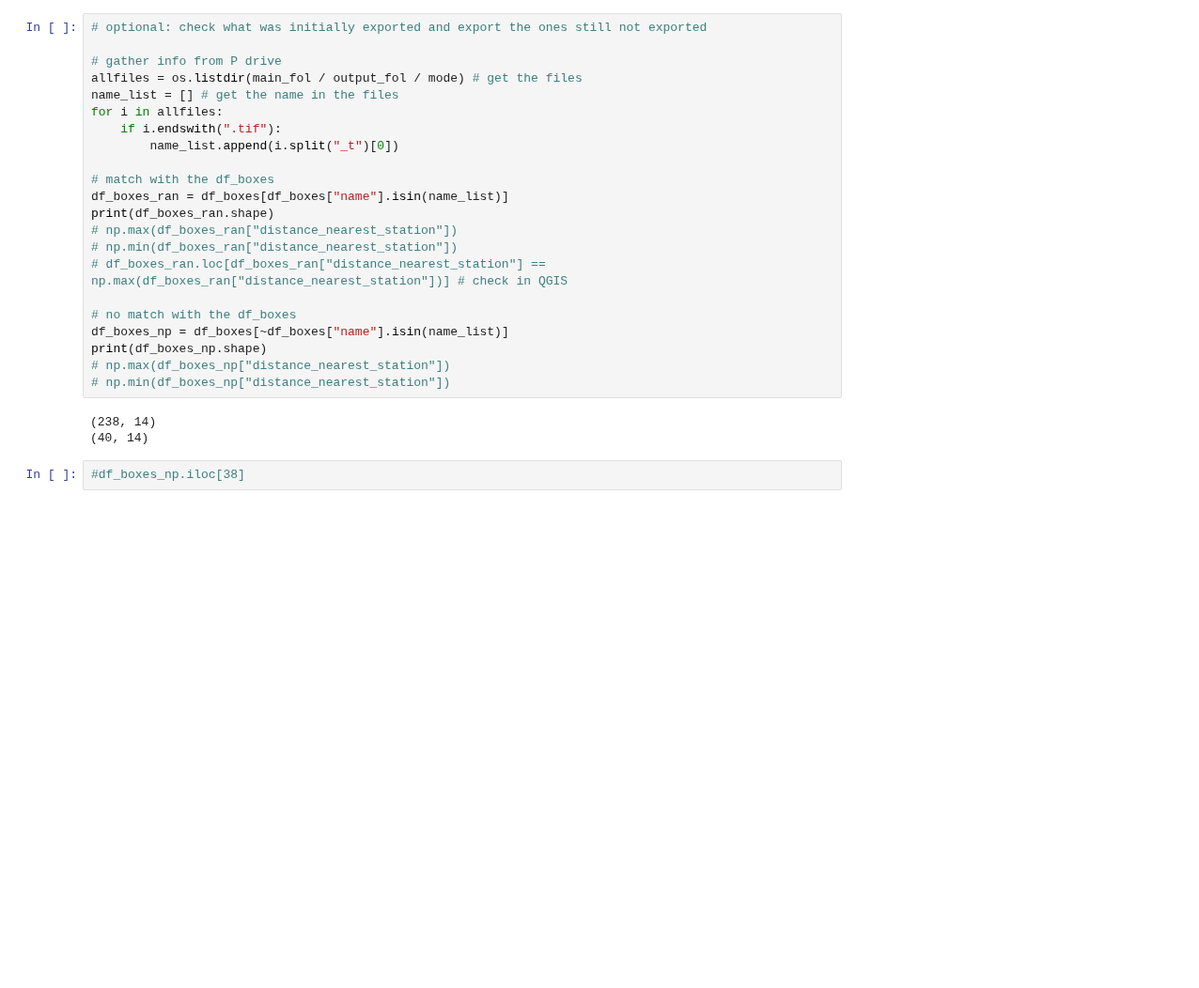
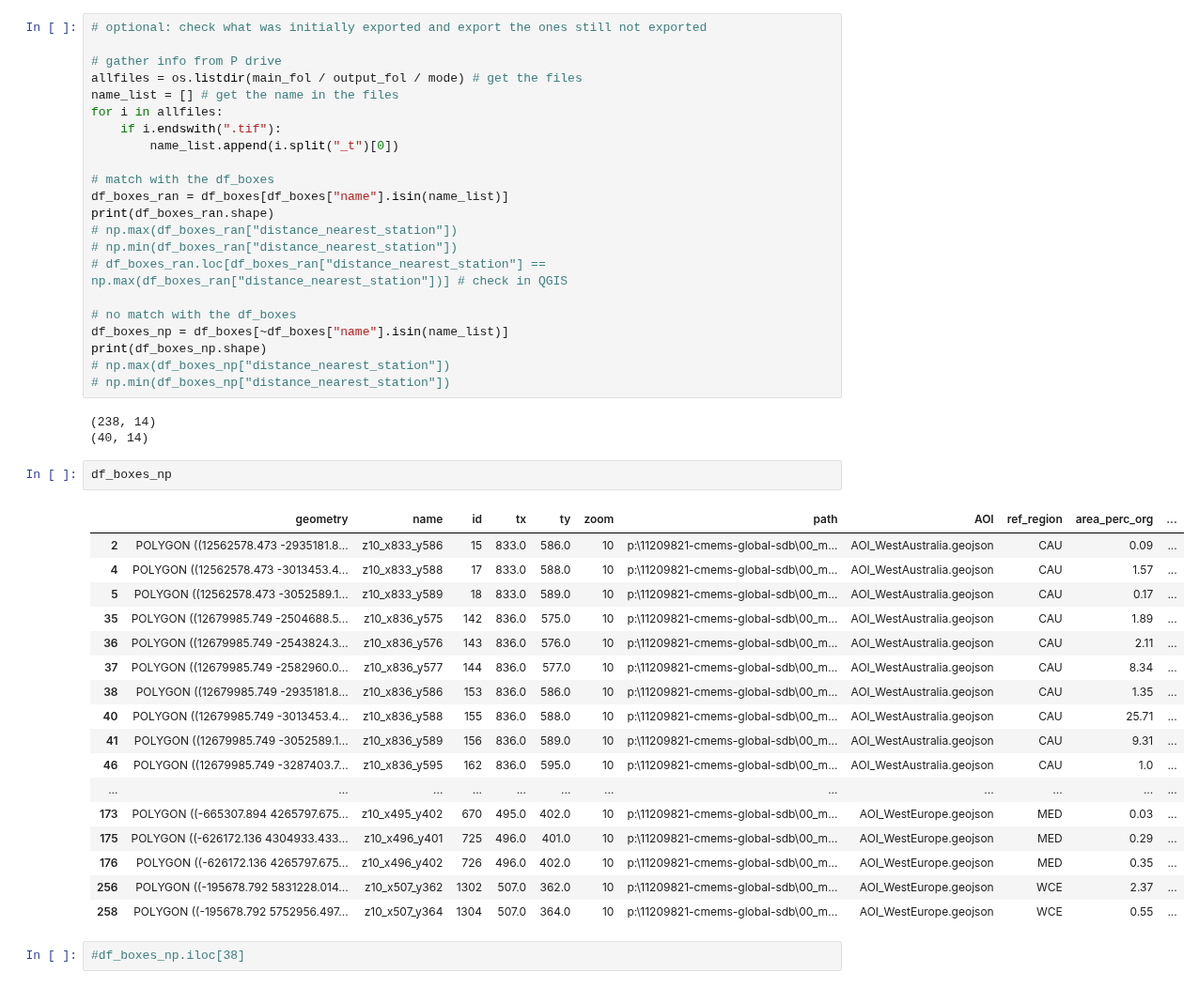
Before and after one commit to openearth/eo-bathymetry, a Jupyter notebook: notebooks/cmems-bathymetry/download_proxies.ipynb, the cells around one changed output. Shown at 94% size. Cells and saved outputs as stored; diff of their text form; blank space fills up the shorter version.

Commit message:
updates for global scaling
Updates to allow for globally running the algs

```diff
--- a/notebooks/cmems-bathymetry/download_proxies.ipynb
+++ b/notebooks/cmems-bathymetry/download_proxies.ipynb
@@ -479,6 +481,26 @@ print(df_boxes_np.shape)
 # %% [output]
 (238, 14)
 (40, 14)
+# %%
+df_boxes_np
+# %% [output]
+|  | geometry | name | id | tx | ty | zoom | path | AOI | ref_region | area_perc_org | ... |
+| 2 | POLYGON ((12562578.473 -2935181.8... | z10_x833_y586 | 15 | 833.0 | 586.0 | 10 | p:\11209821-cmems-global-sdb\00_m... | AOI_WestAustralia.geojson | CAU | 0.09 | ... |
+| 4 | POLYGON ((12562578.473 -3013453.4... | z10_x833_y588 | 17 | 833.0 | 588.0 | 10 | p:\11209821-cmems-global-sdb\00_m... | AOI_WestAustralia.geojson | CAU | 1.57 | ... |
+| 5 | POLYGON ((12562578.473 -3052589.1... | z10_x833_y589 | 18 | 833.0 | 589.0 | 10 | p:\11209821-cmems-global-sdb\00_m... | AOI_WestAustralia.geojson | CAU | 0.17 | ... |
+| 35 | POLYGON ((12679985.749 -2504688.5... | z10_x836_y575 | 142 | 836.0 | 575.0 | 10 | p:\11209821-cmems-global-sdb\00_m... | AOI_WestAustralia.geojson | CAU | 1.89 | ... |
+| 36 | POLYGON ((12679985.749 -2543824.3... | z10_x836_y576 | 143 | 836.0 | 576.0 | 10 | p:\11209821-cmems-global-sdb\00_m... | AOI_WestAustralia.geojson | CAU | 2.11 | ... |
+| 37 | POLYGON ((12679985.749 -2582960.0... | z10_x836_y577 | 144 | 836.0 | 577.0 | 10 | p:\11209821-cmems-global-sdb\00_m... | AOI_WestAustralia.geojson | CAU | 8.34 | ... |
+| 38 | POLYGON ((12679985.749 -2935181.8... | z10_x836_y586 | 153 | 836.0 | 586.0 | 10 | p:\11209821-cmems-global-sdb\00_m... | AOI_WestAustralia.geojson | CAU | 1.35 | ... |
+| 40 | POLYGON ((12679985.749 -3013453.4... | z10_x836_y588 | 155 | 836.0 | 588.0 | 10 | p:\11209821-cmems-global-sdb\00_m... | AOI_WestAustralia.geojson | CAU | 25.71 | ... |
+| 41 | POLYGON ((12679985.749 -3052589.1... | z10_x836_y589 | 156 | 836.0 | 589.0 | 10 | p:\11209821-cmems-global-sdb\00_m... | AOI_WestAustralia.geojson | CAU | 9.31 | ... |
+| 46 | POLYGON ((12679985.749 -3287403.7... | z10_x836_y595 | 162 | 836.0 | 595.0 | 10 | p:\11209821-cmems-global-sdb\00_m... | AOI_WestAustralia.geojson | CAU | 1.0 | ... |
+| ... | ... | ... | ... | ... | ... | ... | ... | ... | ... | ... | ... |
+| 173 | POLYGON ((-665307.894 4265797.675... | z10_x495_y402 | 670 | 495.0 | 402.0 | 10 | p:\11209821-cmems-global-sdb\00_m... | AOI_WestEurope.geojson | MED | 0.03 | ... |
+| 175 | POLYGON ((-626172.136 4304933.433... | z10_x496_y401 | 725 | 496.0 | 401.0 | 10 | p:\11209821-cmems-global-sdb\00_m... | AOI_WestEurope.geojson | MED | 0.29 | ... |
+| 176 | POLYGON ((-626172.136 4265797.675... | z10_x496_y402 | 726 | 496.0 | 402.0 | 10 | p:\11209821-cmems-global-sdb\00_m... | AOI_WestEurope.geojson | MED | 0.35 | ... |
+| 256 | POLYGON ((-195678.792 5831228.014... | z10_x507_y362 | 1302 | 507.0 | 362.0 | 10 | p:\11209821-cmems-global-sdb\00_m... | AOI_WestEurope.geojson | WCE | 2.37 | ... |
+| 258 | POLYGON ((-195678.792 5752956.497... | z10_x507_y364 | 1304 | 507.0 | 364.0 | 10 | p:\11209821-cmems-global-sdb\00_m... | AOI_WestEurope.geojson | WCE | 0.55 | ... |
 # %%
 #df_boxes_np.iloc[38]
 # %% [markdown]
```
Also changed, not shown: parts of 1 cell of this notebook, 3 other files.
